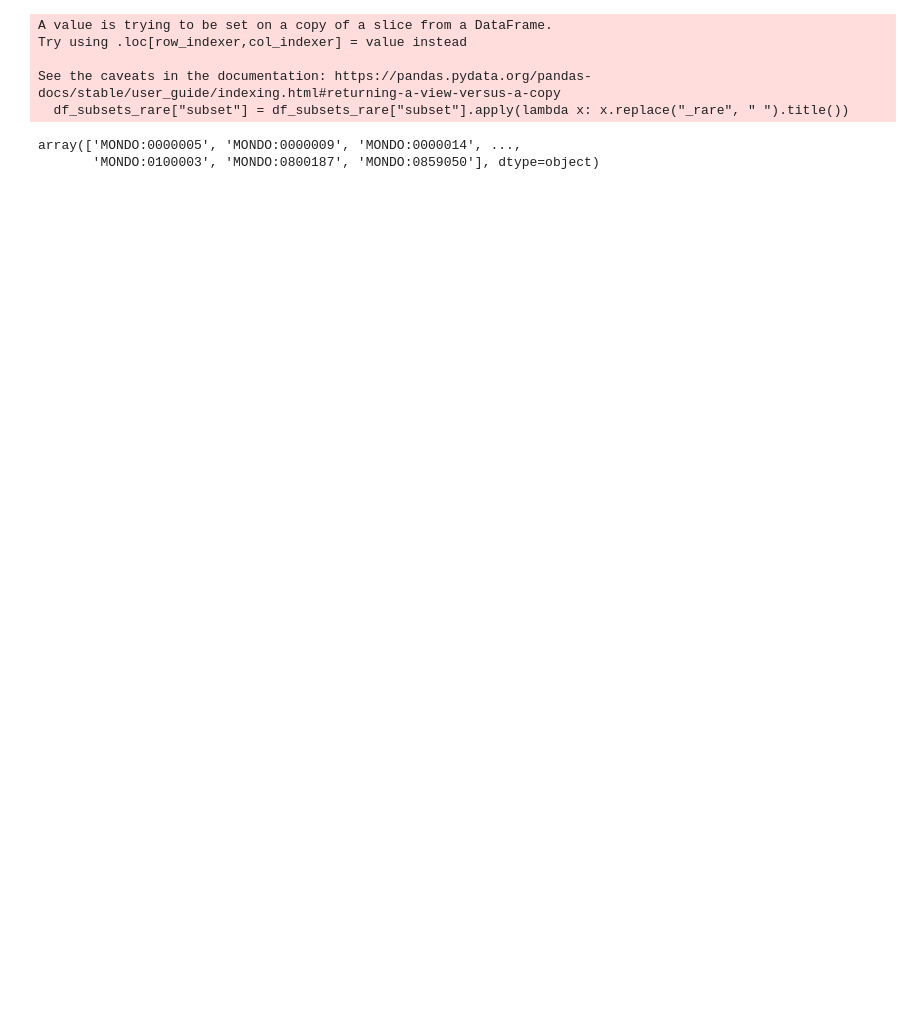
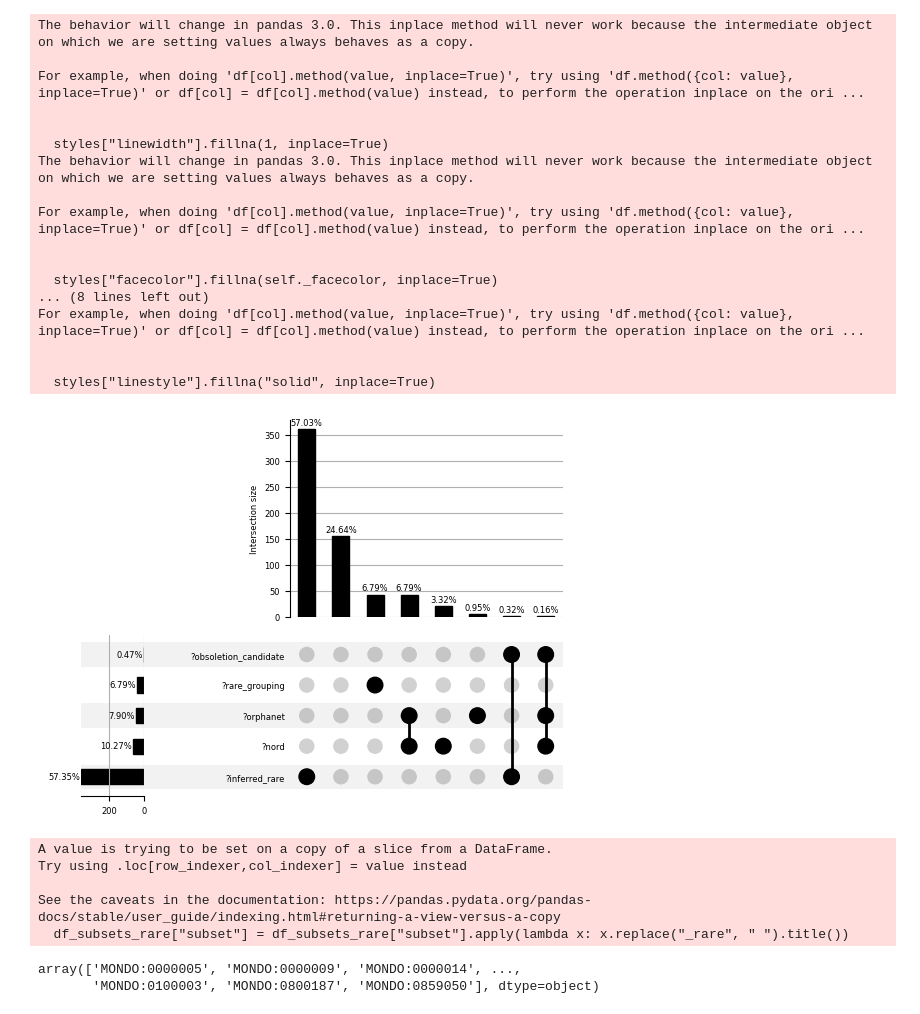
Before and after one commit to monarch-initiative/mondo, a Jupyter notebook: src/scripts/notebooks/mondo_paper_plots.ipynb, the cells around one changed output. Saved outputs shown, nothing was run; the diff lists cells and outputs as text; code cells hidden in the pictures; blank space fills up the shorter version.

```diff
--- a/src/scripts/notebooks/mondo_paper_plots.ipynb
+++ b/src/scripts/notebooks/mondo_paper_plots.ipynb
@@ -8,6 +8,62 @@ mondo_mappings_path = "../../ontology/mappings/mondo.sssom.tsv"
 df_subsets = pd.read_csv(subsets_path, sep="\t")
 df_synonyms = pd.read_csv(synonyms_path, sep="\t")
 df_mappings = pd.read_csv(mondo_mappings_path, sep="\t")
+# %%
+# GARD analysis
+from upsetplot import from_memberships
+from matplotlib import pyplot
+from upsetplot import plot
+
+matplotlib.rcParams["font.size"] = 6
+
+url_gard_not_rare = "https://docs.google.com/spreadsheets/d/e/2PACX-1vTmFIVK1QUxd7NvOg1TjLMM8xGgNOWqCeLgZF6pFpIY79HU5FGNMxK7AZb5vjbxgA/pub?gid=900697982&single=true&output=tsv"
+
+df_gard_nr = pd.read_csv(url_gard_not_rare, sep="\t")
+df_gard_nr.replace({'yes': True, 'no': False}, inplace=True)
+df_gard_nr.drop(columns=['?deprecated', '?label', '?gard', '?rare', '?general_grouping'], inplace=True)
+
+count_df = df_gard_nr.drop(columns='?mondo_id').groupby(list(df_gard_nr.columns[1:])).size().reset_index(name='count')
+
+memberships = []
+counts = []
+for _, row in count_df.iterrows():
+    record = []
+    for key in row.index:
+        if key == 'count':
+            counts.append(row[key])
+        else:
+            if row[key] == 1:
+                record.append(key)
+    memberships.append(record)
+
+subset_data = from_memberships(
+    data=counts,
+    memberships=memberships,
+)
+
+subset_data.dropna(inplace=True)
+
+plot(subset_data, sort_by="cardinality", show_percentages="{:.2%}")
+pyplot.show()
+# %% [output]
+The behavior will change in pandas 3.0. This inplace method will never work because the intermediate object on which we are setting values always behaves as a copy.
+
+For example, when doing 'df[col].method(value, inplace=True)', try using 'df.method({col: value}, inplace=True)' or df[col] = df[col].method(value) instead, to perform the operation inplace on the ori ...
+
+
+  styles["linewidth"].fillna(1, inplace=True)
+The behavior will change in pandas 3.0. This inplace method will never work because the intermediate object on which we are setting values always behaves as a copy.
+
+For example, when doing 'df[col].method(value, inplace=True)', try using 'df.method({col: value}, inplace=True)' or df[col] = df[col].method(value) instead, to perform the operation inplace on the ori ...
+
+
+  styles["facecolor"].fillna(self._facecolor, inplace=True)
+... (8 lines left out)
+For example, when doing 'df[col].method(value, inplace=True)', try using 'df.method({col: value}, inplace=True)' or df[col] = df[col].method(value) instead, to perform the operation inplace on the ori ...
+
+
+  styles["linestyle"].fillna("solid", inplace=True)
+[figure, added]
 # %%
 # Prepare subset data
 
```
Also changed, not shown: parts of 1 cell of this notebook.
